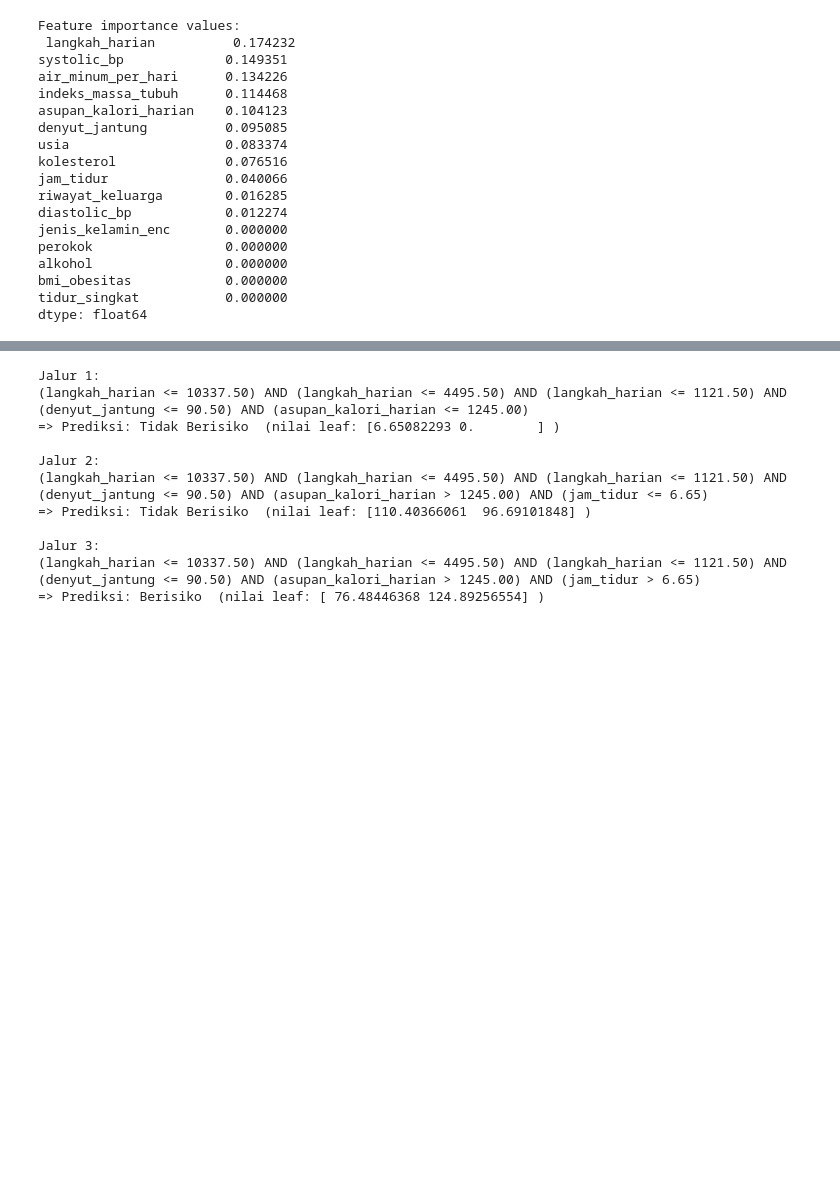
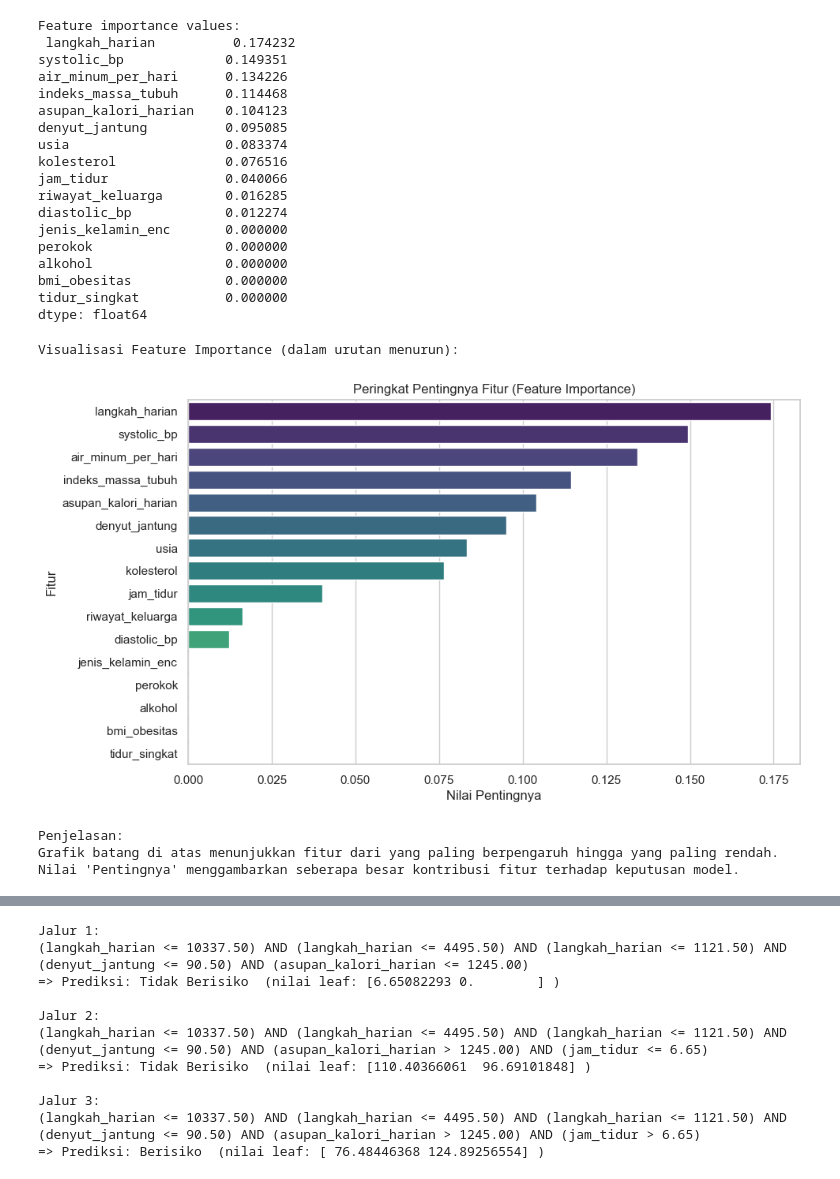
Before and after one commit to roysmb77/Tugas5-MachineLearning, a Jupyter notebook: ta.ipynb, the cells around one changed output, grey strips where cells are left out. Cells and saved outputs as stored; diff of their text form; code cells hidden in the pictures; blank space fills up the shorter version.

Commit message:
update: tambah ROC dan feature importance di TA

```diff
--- a/ta.ipynb
+++ b/ta.ipynb
@@ -330,3 +330,31 @@ alkohol                 0.000000
 bmi_obesitas            0.000000
 tidur_singkat           0.000000
 dtype: float64
+# %%
+# ===================================
+# 📊 Visualisasi Feature Importance
+# ===================================
+print("\nVisualisasi Feature Importance (dalam urutan menurun):")
+
+feature_importance_df = pd.DataFrame({
+    'Fitur': X_train.columns,
+    'Pentingnya': model_b.feature_importances_
+}).sort_values(by='Pentingnya', ascending=False)
+
+plt.figure(figsize=(10, 6))
+sns.barplot(x='Pentingnya', y='Fitur',
+            data=feature_importance_df, palette='viridis')
+plt.title('Peringkat Pentingnya Fitur (Feature Importance)')
+plt.xlabel('Nilai Pentingnya')
+plt.ylabel('Fitur')
+plt.show()
+
+print("Penjelasan:")
+print("Grafik batang di atas menunjukkan fitur dari yang paling berpengaruh hingga yang paling rendah.")
+print("Nilai 'Pentingnya' menggambarkan seberapa besar kontribusi fitur terhadap keputusan model.\n")
+# %% [output]
+Visualisasi Feature Importance (dalam urutan menurun):
+[figure, added]
+Penjelasan:
+Grafik batang di atas menunjukkan fitur dari yang paling berpengaruh hingga yang paling rendah.
+Nilai 'Pentingnya' menggambarkan seberapa besar kontribusi fitur terhadap keputusan model.
```
Also changed, not shown: parts of 2 cells of this notebook.
